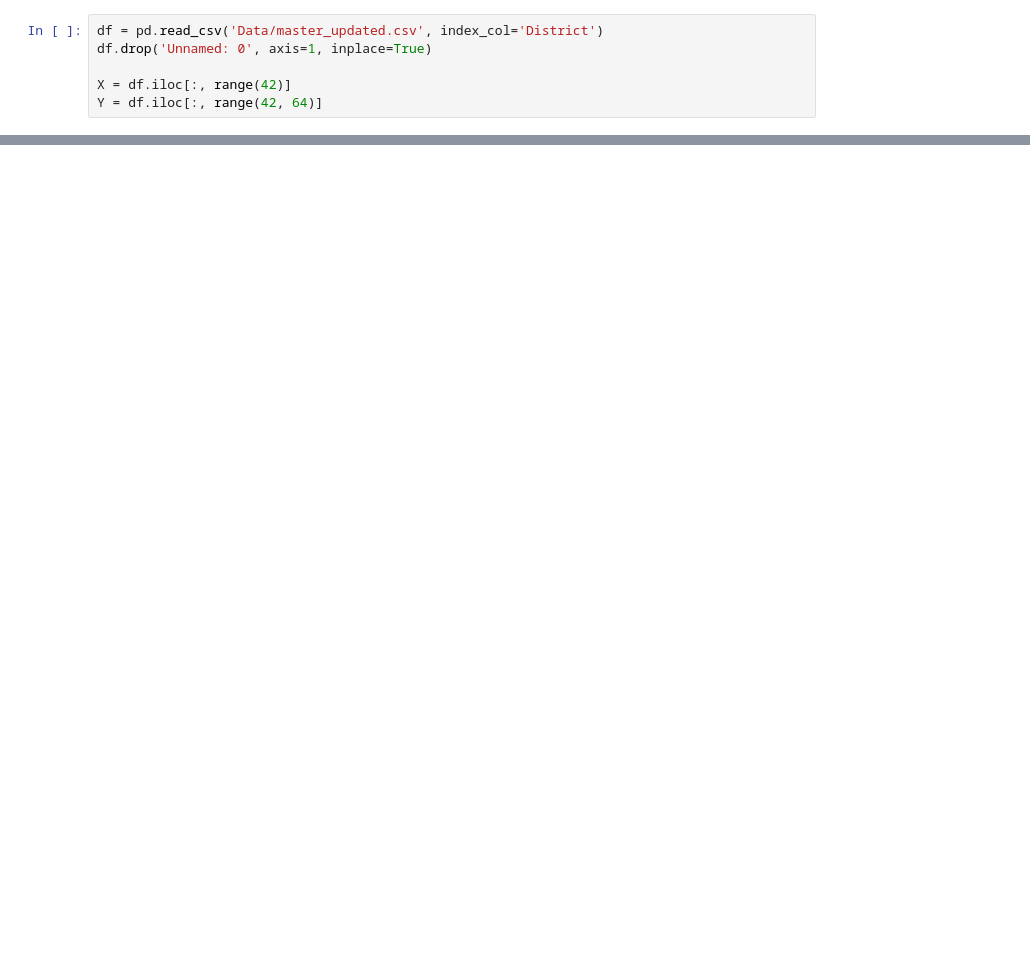
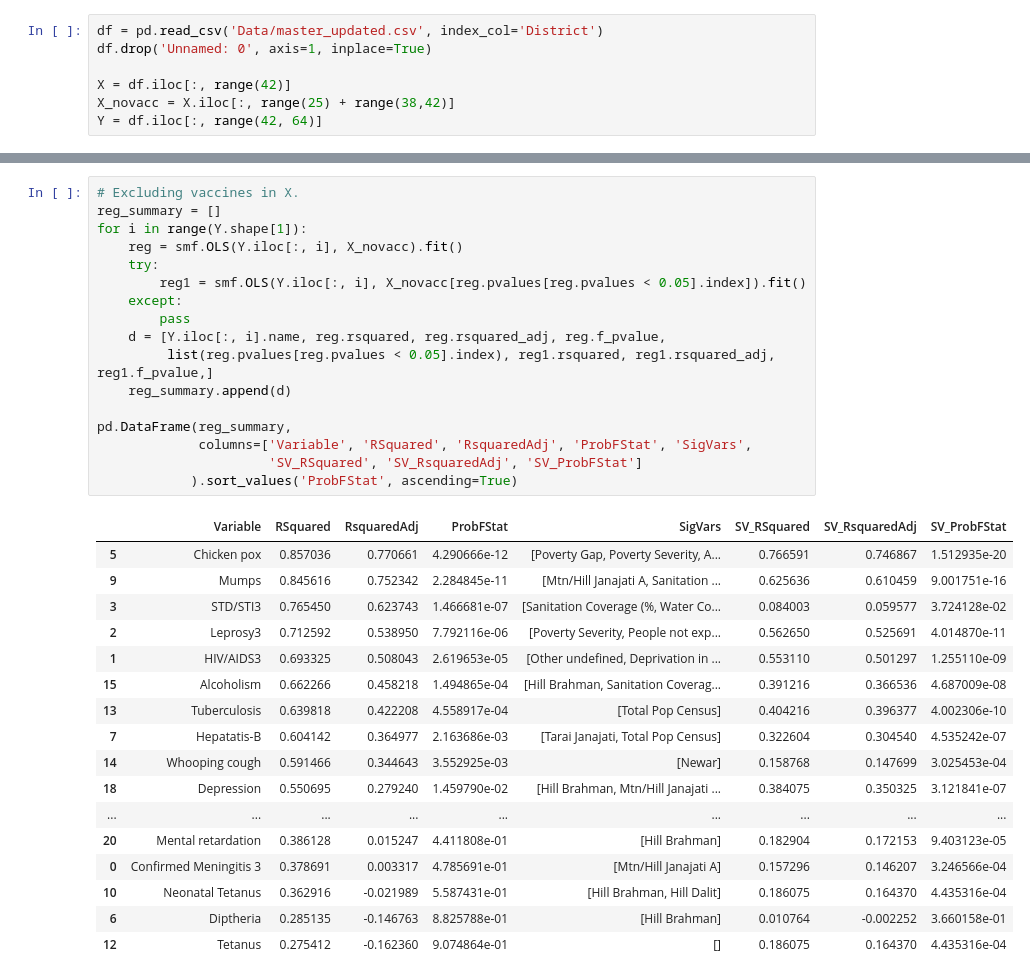
Before and after one commit to jvani/ML_Nepal, a Jupyter notebook: 03Model.ipynb, the cells around one changed output, grey strips where cells are left out. Cells and saved outputs as stored; diff of their text form; blank space fills up the shorter version.

```diff
--- a/03Model.ipynb
+++ b/03Model.ipynb
@@ -13,4 +20,5 @@ df = pd.read_csv('Data/master_updated.csv', index_col='District')
 df.drop('Unnamed: 0', axis=1, inplace=True)
 
 X = df.iloc[:, range(42)]
+X_novacc = X.iloc[:, range(25) + range(38,42)]
 Y = df.iloc[:, range(42, 64)]
@@ -54,0 +111,35 @@ pl.scatter(df_nn['Confirmed Meningitis 3'], df_nn['Confirmed Meningitis 3 Pred']
+# %%
+# Excluding vaccines in X.
+reg_summary = []
+for i in range(Y.shape[1]):
+    reg = smf.OLS(Y.iloc[:, i], X_novacc).fit()
+    try:
+        reg1 = smf.OLS(Y.iloc[:, i], X_novacc[reg.pvalues[reg.pvalues < 0.05].index]).fit()
+    except:
+        pass
+    d = [Y.iloc[:, i].name, reg.rsquared, reg.rsquared_adj, reg.f_pvalue,
+         list(reg.pvalues[reg.pvalues < 0.05].index), reg1.rsquared, reg1.rsquared_adj, reg1.f_pvalue,]
+    reg_summary.append(d)
+
+pd.DataFrame(reg_summary,
+             columns=['Variable', 'RSquared', 'RsquaredAdj', 'ProbFStat', 'SigVars',
+                      'SV_RSquared', 'SV_RsquaredAdj', 'SV_ProbFStat']
+            ).sort_values('ProbFStat', ascending=True)
+# %% [output]
+|  | Variable | RSquared | RsquaredAdj | ProbFStat | SigVars | SV_RSquared | SV_RsquaredAdj | SV_ProbFStat |
+| 5 | Chicken pox | 0.857036 | 0.770661 | 4.290666e-12 | [Poverty Gap, Poverty Severity, A... | 0.766591 | 0.746867 | 1.512935e-20 |
+| 9 | Mumps | 0.845616 | 0.752342 | 2.284845e-11 | [Mtn/Hill Janajati A, Sanitation ... | 0.625636 | 0.610459 | 9.001751e-16 |
+| 3 | STD/STI3 | 0.765450 | 0.623743 | 1.466681e-07 | [Sanitation Coverage (%, Water Co... | 0.084003 | 0.059577 | 3.724128e-02 |
+| 2 | Leprosy3 | 0.712592 | 0.538950 | 7.792116e-06 | [Poverty Severity, People not exp... | 0.562650 | 0.525691 | 4.014870e-11 |
+| 1 | HIV/AIDS3 | 0.693325 | 0.508043 | 2.619653e-05 | [Other undefined, Deprivation in ... | 0.553110 | 0.501297 | 1.255110e-09 |
+| 15 | Alcoholism | 0.662266 | 0.458218 | 1.494865e-04 | [Hill Brahman, Sanitation Coverag... | 0.391216 | 0.366536 | 4.687009e-08 |
+| 13 | Tuberculosis | 0.639818 | 0.422208 | 4.558917e-04 | [Total Pop Census] | 0.404216 | 0.396377 | 4.002306e-10 |
+| 7 | Hepatatis-B | 0.604142 | 0.364977 | 2.163686e-03 | [Tarai Janajati, Total Pop Census] | 0.322604 | 0.304540 | 4.535242e-07 |
+| 14 | Whooping cough | 0.591466 | 0.344643 | 3.552925e-03 | [Newar] | 0.158768 | 0.147699 | 3.025453e-04 |
+| 18 | Depression | 0.550695 | 0.279240 | 1.459790e-02 | [Hill Brahman, Mtn/Hill Janajati ... | 0.384075 | 0.350325 | 3.121841e-07 |
+| ... | ... | ... | ... | ... | ... | ... | ... | ... |
+| 20 | Mental retardation | 0.386128 | 0.015247 | 4.411808e-01 | [Hill Brahman] | 0.182904 | 0.172153 | 9.403123e-05 |
+| 0 | Confirmed Meningitis 3 | 0.378691 | 0.003317 | 4.785691e-01 | [Mtn/Hill Janajati A] | 0.157296 | 0.146207 | 3.246566e-04 |
+| 10 | Neonatal Tetanus | 0.362916 | -0.021989 | 5.587431e-01 | [Hill Brahman, Hill Dalit] | 0.186075 | 0.164370 | 4.435316e-04 |
+| 6 | Diptheria | 0.285135 | -0.146763 | 8.825788e-01 | [Hill Brahman] | 0.010764 | -0.002252 | 3.660158e-01 |
+| 12 | Tetanus | 0.275412 | -0.162360 | 9.074864e-01 | [] | 0.186075 | 0.164370 | 4.435316e-04 |
```
Also changed, not shown: parts of 13 cells of this notebook.
